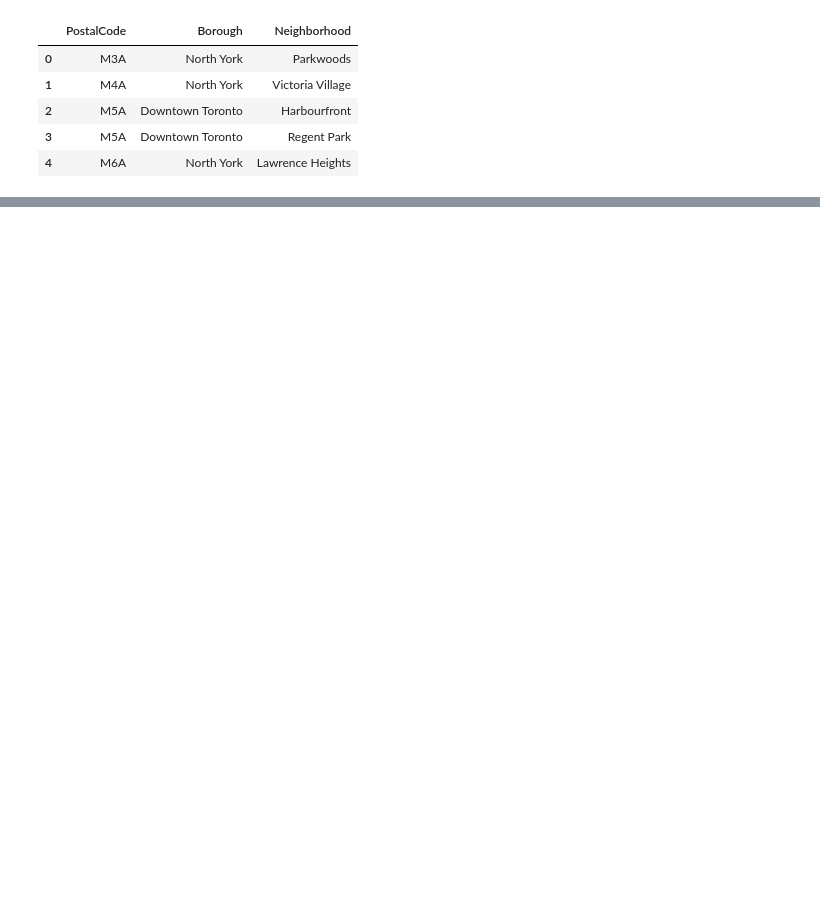
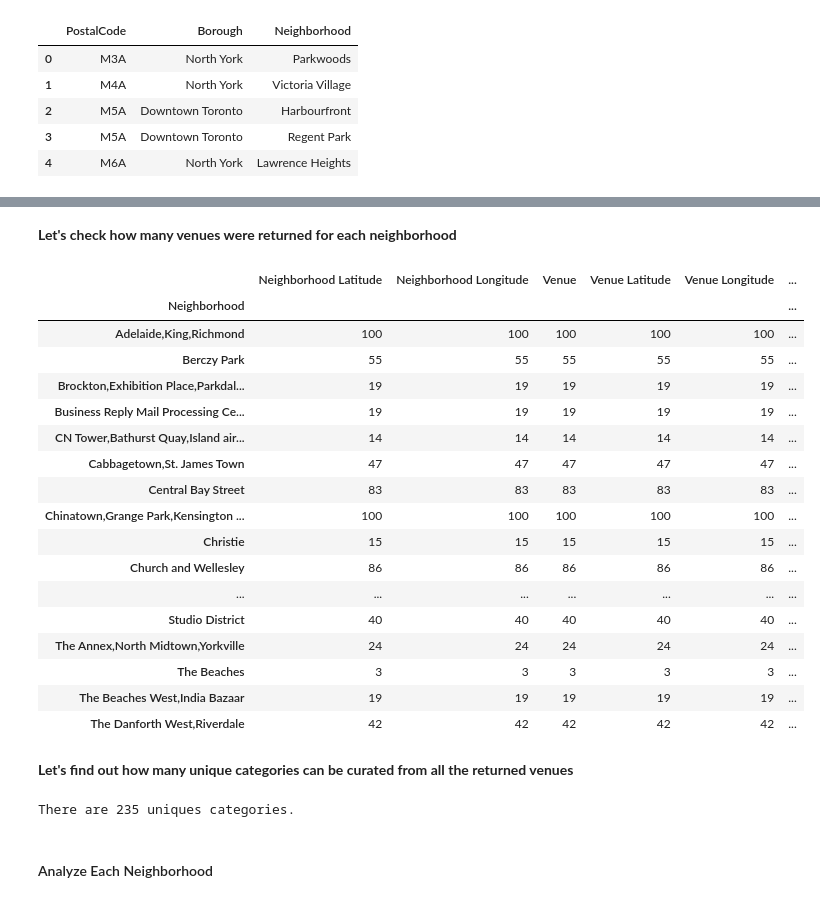
Before and after one commit to mamamiaibm/Coursera_Capstone, a Jupyter notebook: Coursera 2.ipynb, the cells around one changed output, grey strips where cells are left out. Cells and saved outputs as stored; diff of their text form; code cells hidden in the pictures; blank space fills up the shorter version.

```diff
--- a/Coursera 2.ipynb
+++ b/Coursera 2.ipynb
@@ -119,0 +260,12 @@ df_ll.head()
+# %%
+# function that extracts the category of the venue
+def get_category_type(row):
+    try:
+        categories_list = row['categories']
+    except:
+        categories_list = row['venue.categories']
+
+    if len(categories_list) == 0:
+        return None
+    else:
+        return categories_list[0]['name']
@@ -119,0 +377,31 @@ df_ll.head()
+# %% [markdown]
+__Let's check how many venues were returned for each neighborhood__
+# %%
+toronto_venues.groupby('Neighborhood').count()
+# %% [output]
+|  | Neighborhood Latitude | Neighborhood Longitude | Venue | Venue Latitude | Venue Longitude | ... |
+| Neighborhood |  |  |  |  |  | ... |
+| Adelaide,King,Richmond | 100 | 100 | 100 | 100 | 100 | ... |
+| Berczy Park | 55 | 55 | 55 | 55 | 55 | ... |
+| Brockton,Exhibition Place,Parkdal... | 19 | 19 | 19 | 19 | 19 | ... |
+| Business Reply Mail Processing Ce... | 19 | 19 | 19 | 19 | 19 | ... |
+| CN Tower,Bathurst Quay,Island air... | 14 | 14 | 14 | 14 | 14 | ... |
+| Cabbagetown,St. James Town | 47 | 47 | 47 | 47 | 47 | ... |
+| Central Bay Street | 83 | 83 | 83 | 83 | 83 | ... |
+| Chinatown,Grange Park,Kensington ... | 100 | 100 | 100 | 100 | 100 | ... |
+| Christie | 15 | 15 | 15 | 15 | 15 | ... |
+| Church and Wellesley | 86 | 86 | 86 | 86 | 86 | ... |
+| ... | ... | ... | ... | ... | ... | ... |
+| Studio District | 40 | 40 | 40 | 40 | 40 | ... |
+| The Annex,North Midtown,Yorkville | 24 | 24 | 24 | 24 | 24 | ... |
+| The Beaches | 3 | 3 | 3 | 3 | 3 | ... |
+| The Beaches West,India Bazaar | 19 | 19 | 19 | 19 | 19 | ... |
+| The Danforth West,Riverdale | 42 | 42 | 42 | 42 | 42 | ... |
+# %% [markdown]
+__Let's find out how many unique categories can be curated from all the returned venues__
+# %%
+print('There are {} uniques categories.'.format(len(toronto_venues['Venue Category'].unique())))
+# %% [output]
+There are 235 uniques categories.
+# %% [markdown]
+#### Analyze Each Neighborhood
```
Also changed, not shown: parts of 68 cells of this notebook.
